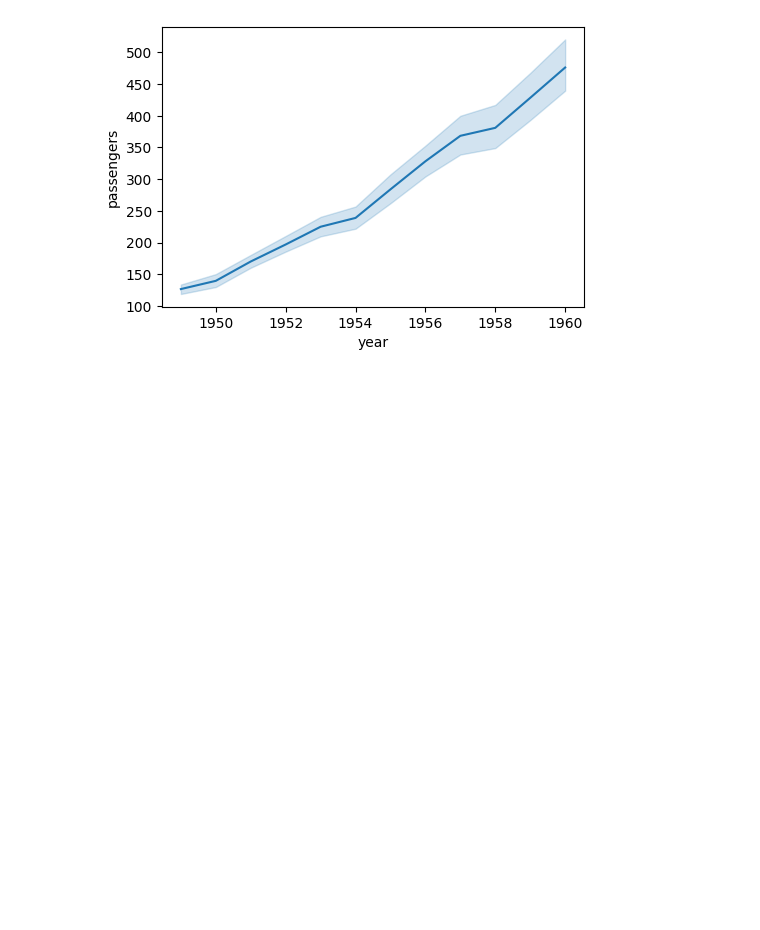
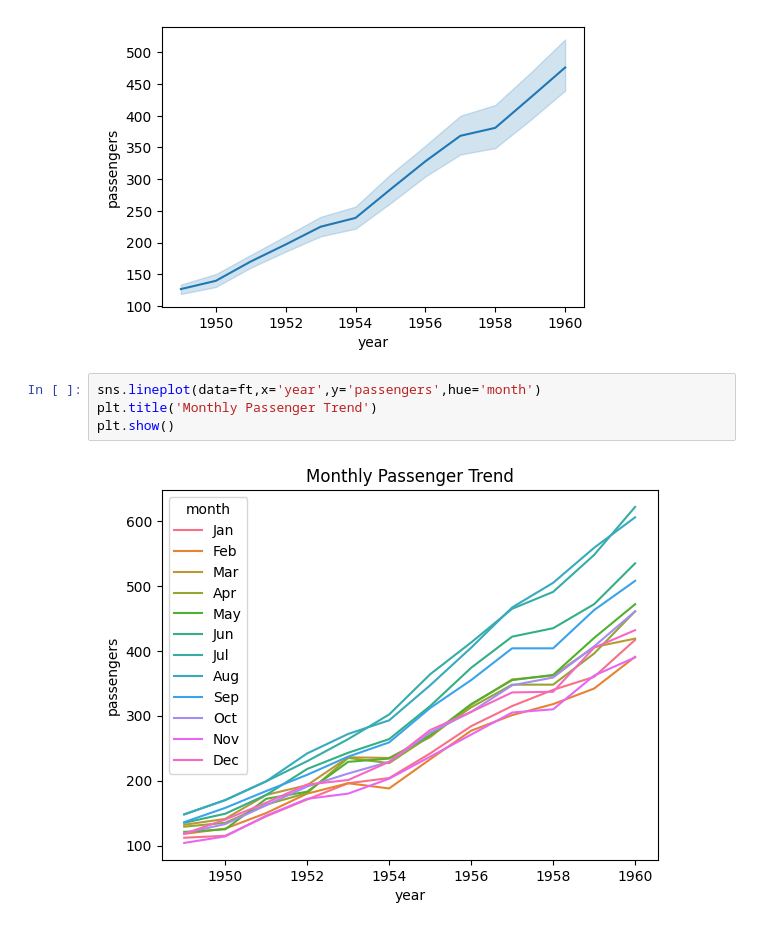
Before and after one commit to AaminSingh/Data-Science-, a Jupyter notebook: Day_10/seaborn.ipynb, the cells around one changed output. Cells and saved outputs as stored; diff of their text form; blank space fills up the shorter version.

Commit message:
adding line plot

```diff
--- a/Day_10/seaborn.ipynb
+++ b/Day_10/seaborn.ipynb
@@ -117,3 +117,9 @@ sns.lineplot(data=ft,x='year',y='passengers')
 plt.show()
 # %% [output]
 [figure]
+# %%
+sns.lineplot(data=ft,x='year',y='passengers',hue='month')
+plt.title('Monthly Passenger Trend')
+plt.show()
+# %% [output]
+[figure, added]
```
